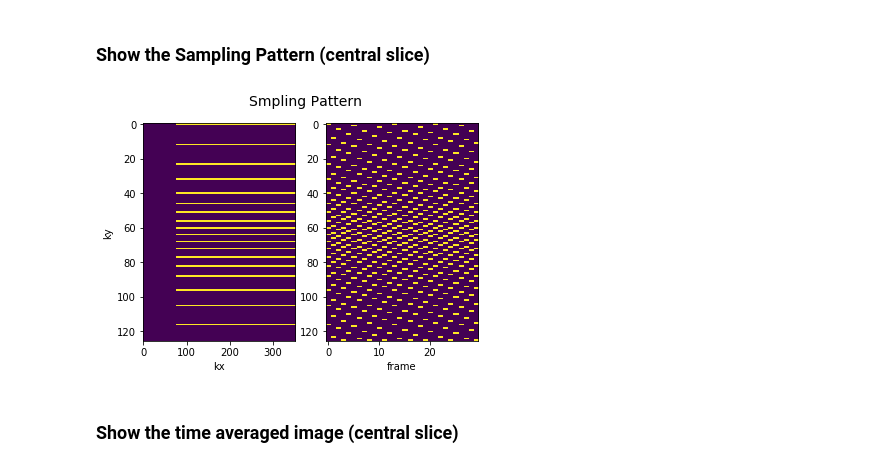
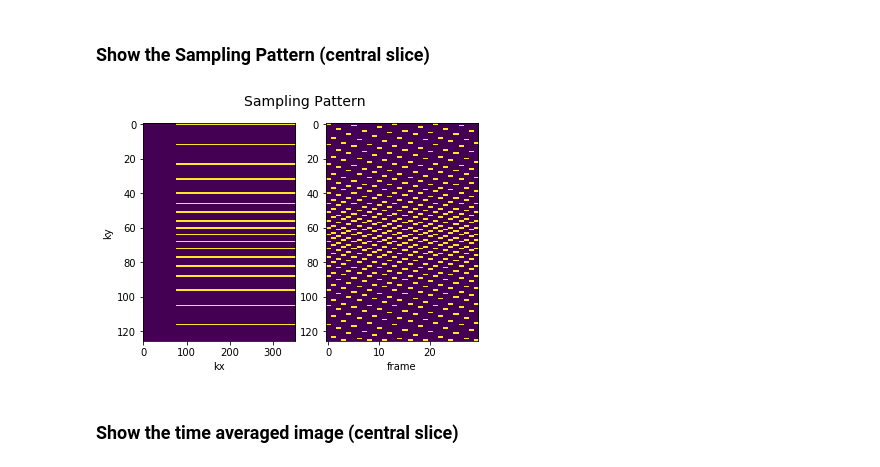
Before and after one commit to MRIOSU/OCMR, a Jupyter notebook: python/OCRM Tutorial.ipynb, the cells around one changed output. Saved outputs shown, nothing was run; the diff lists cells and outputs as text; code cells hidden in the pictures.

```diff
--- a/python/OCRM Tutorial.ipynb
+++ b/python/OCRM Tutorial.ipynb
@@ -49,22 +49,22 @@ Scan paramters:
 # %% [markdown]
 ### Show the Sampling Pattern (central slice)
 # %%
-# Show the sampling Pattern (1st slice)
+# Show the sampling Pattern
 # kdata_tmp-[kx,ky,kz,coil,phase,set,slice,rep], samp-[kx,ky,kz,phase,set,slice,rep]
 dim_kdata = kdata.shape; CH = dim_kdata[3]; SLC = dim_kdata[6];
 kdata_tmp = np.mean(kdata, axis = 8); # average the k-space if average > 1
 samp = (abs(np.mean(kdata_tmp, axis = 3)) > 0).astype(np.int) # kx ky kz phase set slice
 
 slc_idx = math.floor(SLC/2);
-fig1 = plt.figure(1); fig1.suptitle("Smpling Pattern", fontsize=14);
+fig1 = plt.figure(1); fig1.suptitle("Sampling Pattern", fontsize=14);
 
 plt.subplot(1,2,1); tmp = plt.imshow(np.transpose(np.squeeze(samp[:,:,0,0,0,slc_idx])),aspect='auto');
 plt.xlabel('kx');plt.ylabel('ky'); tmp.set_clim(0.0,1.0) # ky by kx
 
 plt.subplot(1,2,2); tmp = plt.imshow(np.squeeze(samp[int(dim_kdata[0]/2),:,0,:,0,slc_idx]),aspect='auto');
 plt.xlabel('frame'); tmp.set_clim(0.0, 1.0) # ky by frame
 # %% [output]
-[figure, old version]
+[figure, new version]
 # %% [markdown]
 ### Show the time averaged image (central slice)
 # %%
```
